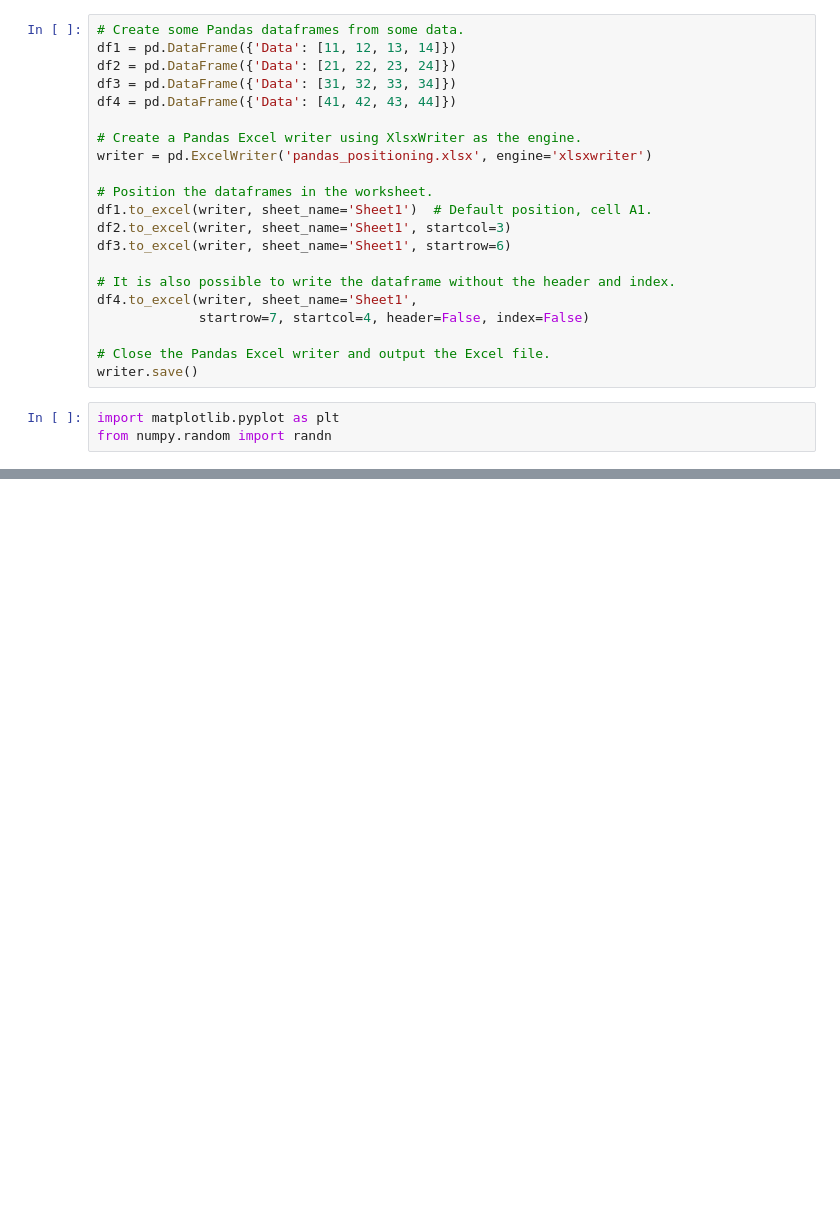
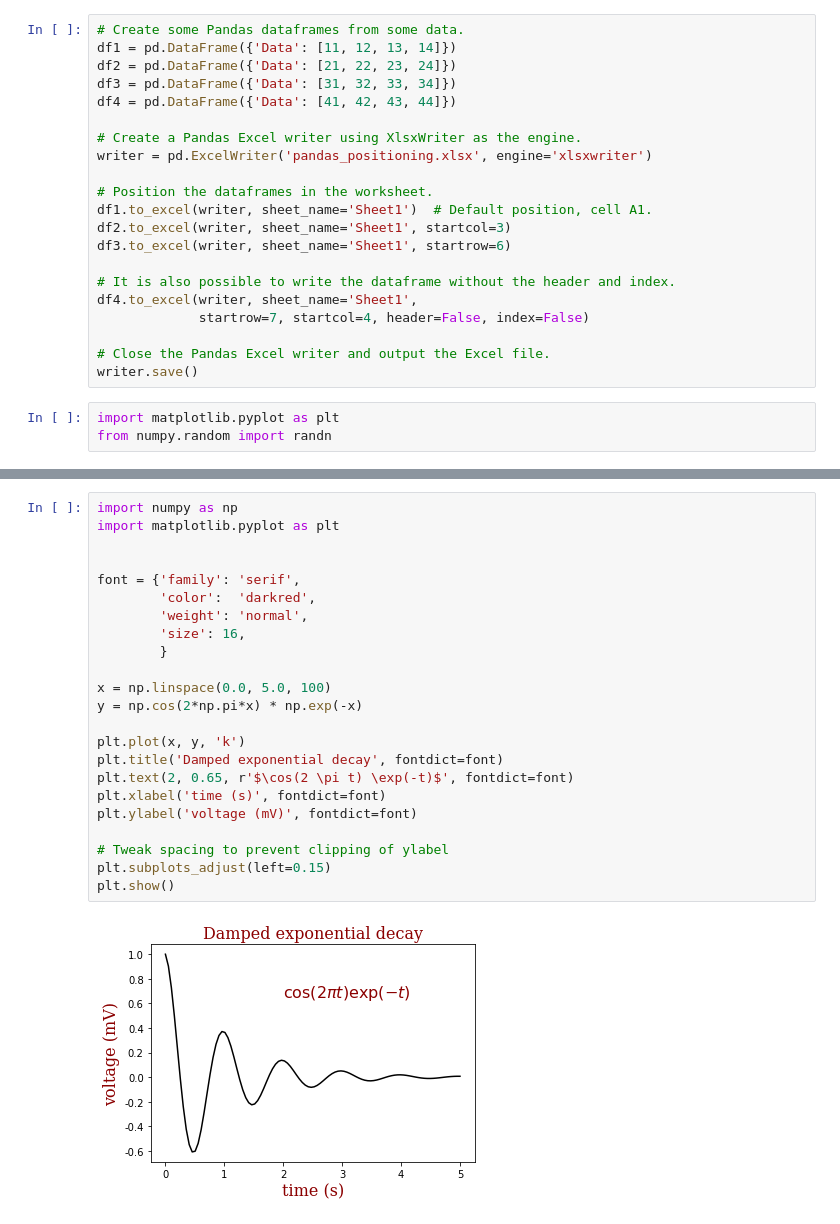
Before and after one commit to mvshalamov/python_jun, a Jupyter notebook: lect7/lect7.ipynb, the cells around one changed output, grey strips where cells are left out. Drawn from its saved outputs; the diff is of its cells as text; blank space fills up the shorter version.

```diff
--- a/lect7/lect7.ipynb
+++ b/lect7/lect7.ipynb
@@ -331,0 +553,25 @@ plt.show()
+# %%
+import numpy as np
+import matplotlib.pyplot as plt
+
+
+font = {'family': 'serif',
+        'color':  'darkred',
+        'weight': 'normal',
+        'size': 16,
+        }
+
+x = np.linspace(0.0, 5.0, 100)
+y = np.cos(2*np.pi*x) * np.exp(-x)
+
+plt.plot(x, y, 'k')
+plt.title('Damped exponential decay', fontdict=font)
+plt.text(2, 0.65, r'$\cos(2 \pi t) \exp(-t)$', fontdict=font)
+plt.xlabel('time (s)', fontdict=font)
+plt.ylabel('voltage (mV)', fontdict=font)
+
+# Tweak spacing to prevent clipping of ylabel
+plt.subplots_adjust(left=0.15)
+plt.show()
+# %% [output]
+[figure, added]
```
Also changed, not shown: parts of 40 cells of this notebook, 7 other files.
